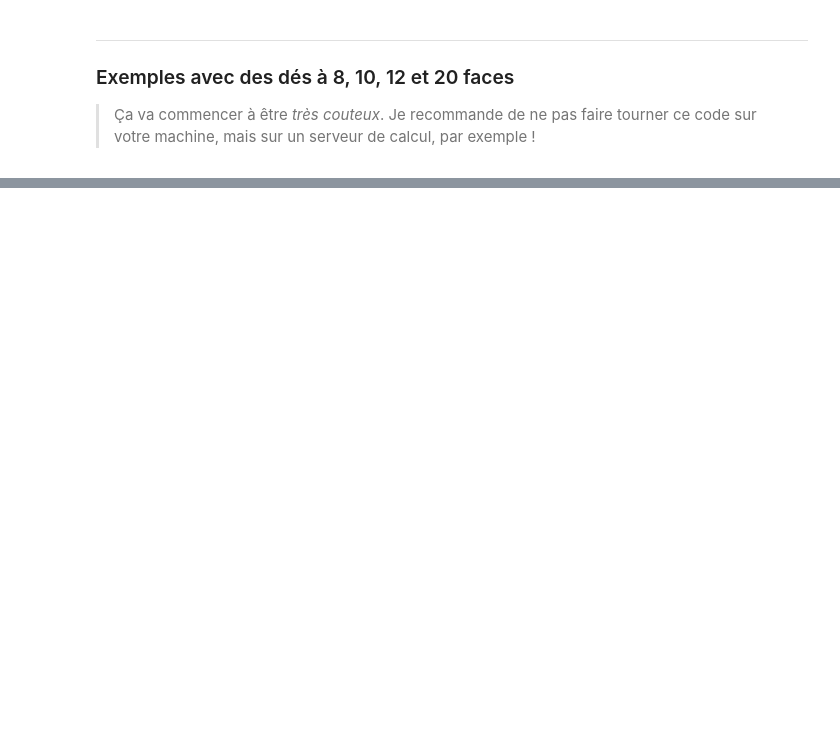
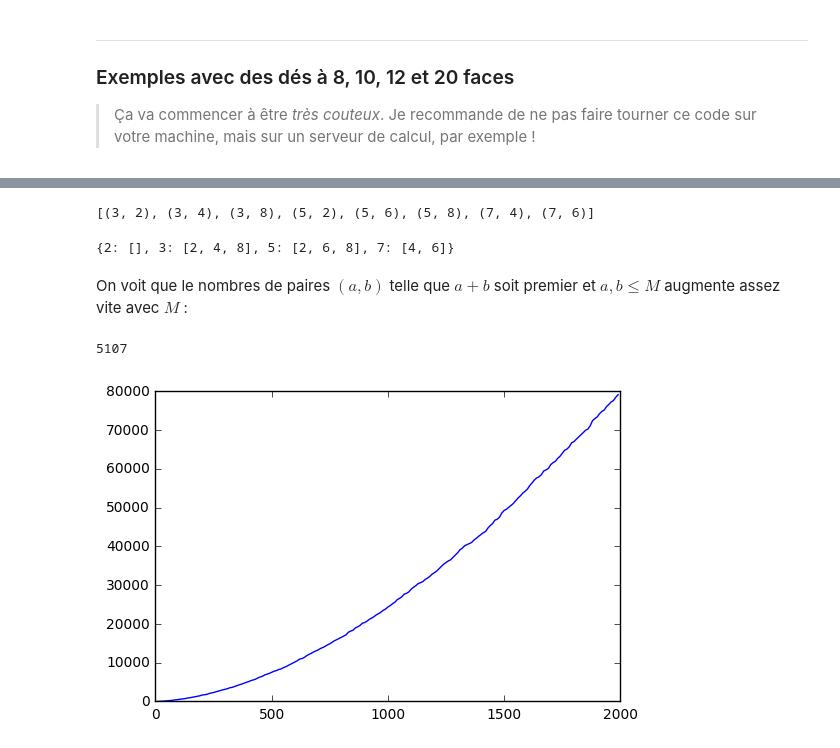
Before and after one commit to Naereen/notebooks, a Jupyter notebook: simus/Calcul d'une paire de dés un peu particuliers.ipynb, the cells around one changed output, grey strips where cells are left out. Cells and saved outputs as stored; diff of their text form; code cells hidden in the pictures; blank space fills up the shorter version.

```diff
--- a/simus/Calcul d'une paire de dés un peu particuliers.ipynb
+++ b/simus/Calcul d'une paire de dés un peu particuliers.ipynb
@@ -106,3 +116,13 @@ J'ajoute une borne inférieure $m$, valant par défaut $m = 1$, pour rester le p
 - On garde uniquement ceux qui sont valides, et on les stocke tous.
 
 > **Attention** ça devient vite très couteux !
+# %%
+def candidats_CA_CB(M=10, m=1):
+    # Premiers entre m et M (compris), ie. P inter [|m, ..., M|]
+    C_A = list(primerange(m, M + 1))
+    # Nombres pairs
+    if m % 2 == 0:
+        C_B = list(range(m, M - 1, 2))
+    else:
+        C_B = list(range(m + 1, M - 1, 2))
+    return C_A, C_B
@@ -332,7 +348,7 @@ def premiere_paire_generateur(n=2, M=10, m=1):
 ### Exemple avec des dés à 6 faces
 # %%
 n = 6
-M = 400
+M = 140
 A, B = premiere_paire(n, M)
 print("A =", A)
 print("B =", B)
@@ -372,0 +403,10 @@ print("B =", B)
+# %%
+from functools import lru_cache
+
+@lru_cache(maxsize=1<<10, typed=False)
+def estpremier(n):
+    return isprime(n)
+
+@lru_cache(maxsize=1<<20, typed=False)
+def candidats_CA_CB_cache(M=10, m=1):
+    return candidats_CA_CB(M=M, m=m)
@@ -372,0 +427,30 @@ print("B =", B)
+# %%
+def genere_paires(M=10, m=1):
+    C_A, C_B = candidats_CA_CB_cache(M=M, m=m)
+    return [(a, b) for a in C_A for b in C_B if estpremier(a + b)]
+
+def genere_dict(M=10, m=1):
+    C_A, C_B = candidats_CA_CB_cache(M=M, m=m)
+    return {a: [b for b in C_B if estpremier(a + b)] for a in C_A}
+# %%
+genere_paires(10)
+# %% [output]
+[(3, 2), (3, 4), (3, 8), (5, 2), (5, 6), (5, 8), (7, 4), (7, 6)]
+# %%
+genere_dict(10)
+# %% [output]
+{2: [], 3: [2, 4, 8], 5: [2, 6, 8], 7: [4, 6]}
+# %% [markdown]
+On voit que le nombres de paires $(a, b)$ telle que $a + b$ soit premier et $a, b \leq M$ augmente assez vite avec $M$ :
+# %%
+len(genere_paires(400))
+# %% [output]
+5107
+# %%
+import matplotlib.pyplot as plt
+X = list(range(10, 2000, 10))
+Y = [ len(genere_paires(M)) for M in X ]
+plt.plot(X, Y)
+plt.show()
+# %% [output]
+[figure, added]
```
Also changed, not shown: parts of 57 cells of this notebook.
